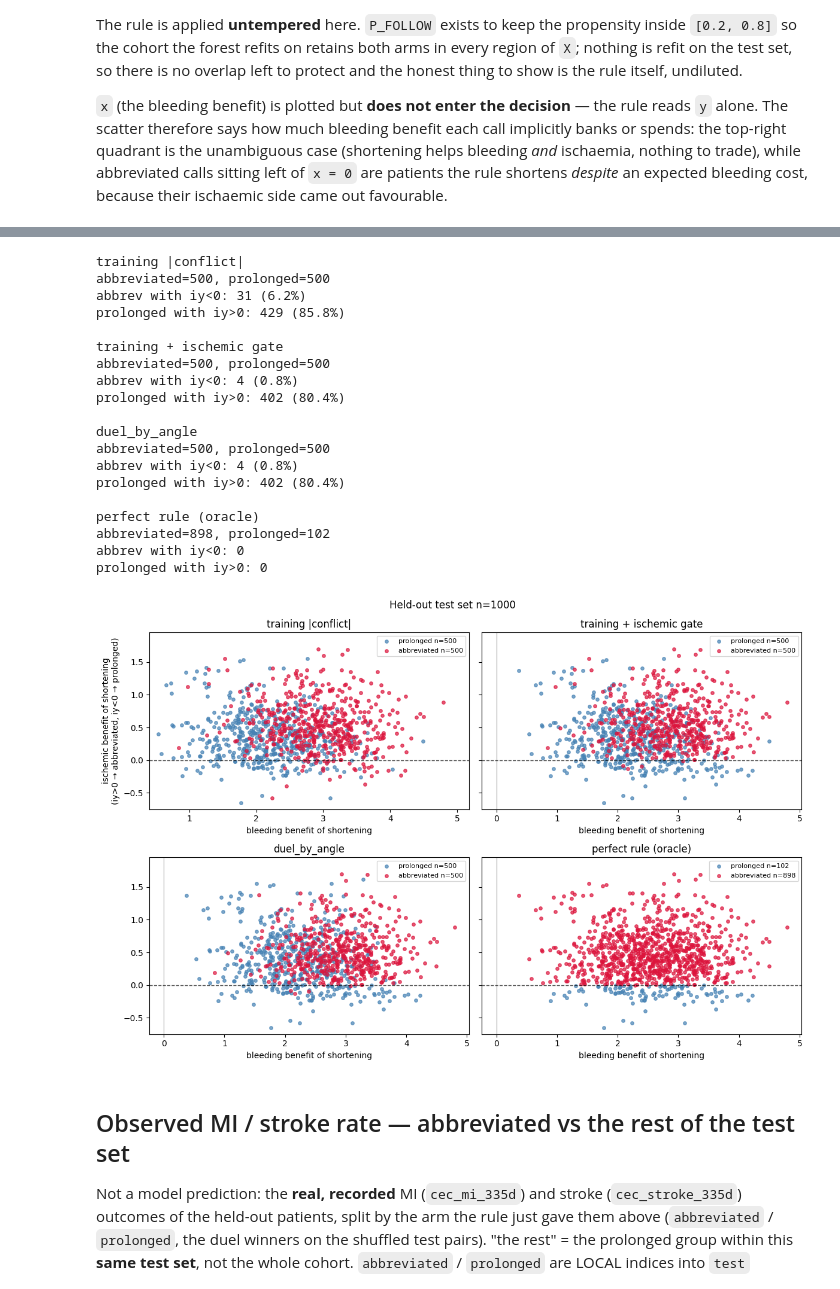
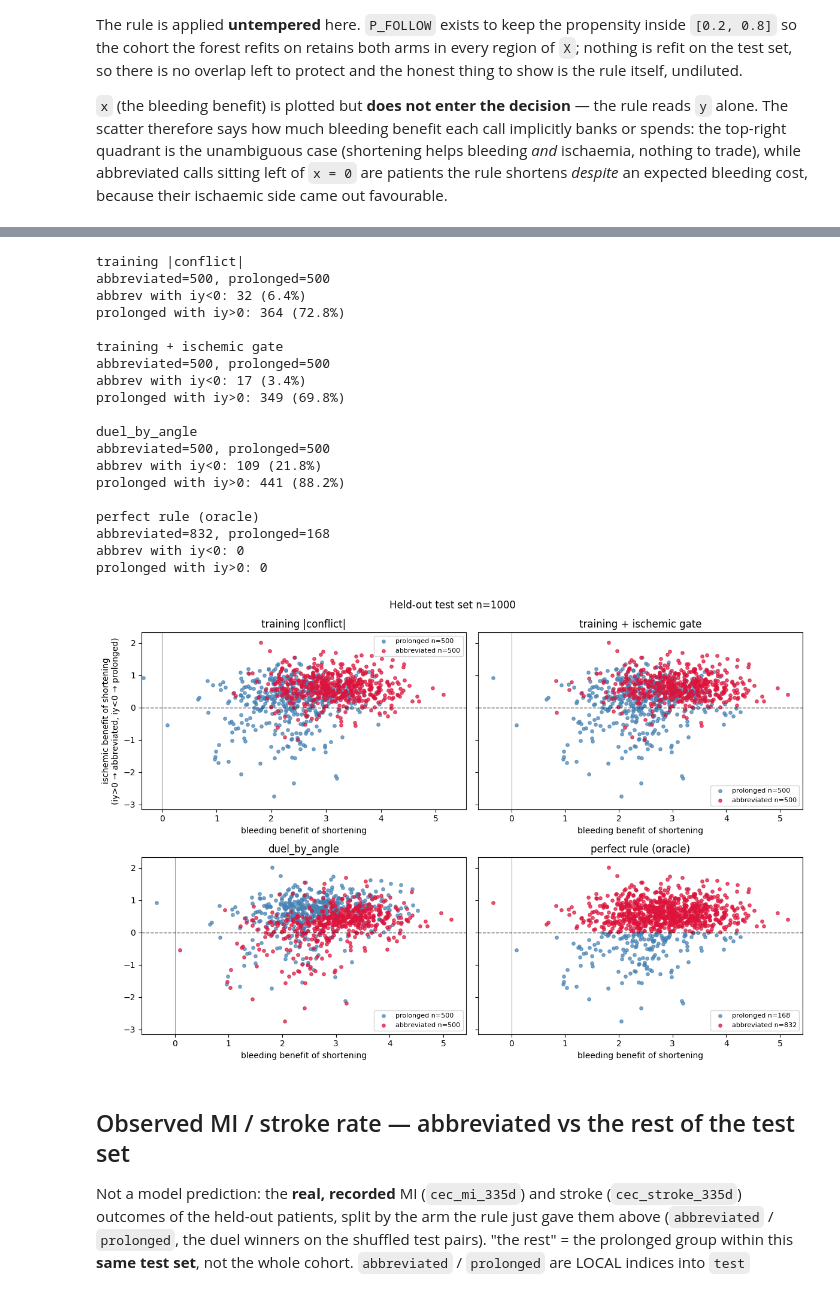
Before and after one commit to TommasoPioda/CATE-estimation-on-the-MASTER-DAPT-trial, a Jupyter notebook: online-learning/02_online_learning_duel.ipynb, the cells around one changed output, grey strips where cells are left out. Drawn from its saved outputs; the diff is of its cells as text; code cells hidden in the pictures.

```diff
--- a/online-learning/02_online_learning_duel.ipynb
+++ b/online-learning/02_online_learning_duel.ipynb
@@ -263,7 +267,7 @@ def seed_draw(n_seed, seed=0, n_test=0):
                 test_idx=test_idx, stream_end=stream_end)
 
 
-def tune_seed(seed_idx, seed=0, n_trials=40, tune_cv=3, n_jobs=32, lgbm_n_jobs=16):
+def tune_seed(seed_idx, seed=0, n_trials=0, tune_cv=3, n_jobs=32, lgbm_n_jobs=16):
     """Fit the light default forest on `seed_idx`, then optionally hyper-tune it.
 
     n_trials = 0 skips the search and keeps DEFAULT_CF_PARAMS. The seed is the
@@ -300,7 +304,7 @@ def tune_seed(seed_idx, seed=0, n_trials=40, tune_cv=3, n_jobs=32, lgbm_n_jobs=1
     return cf_params, nuisance_params, study
 
 
-def seed_fit_tune(n_seed, seed=0, n_trials=40, tune_cv=3, n_test=0,
+def seed_fit_tune(n_seed, seed=0, n_trials=0, tune_cv=3, n_test=0,
                   n_jobs=32, lgbm_n_jobs=16):
     """PHASE 1 — seed, fit, hyper-tune.
 
@@ -313,13 +317,12 @@ def seed_fit_tune(n_seed, seed=0, n_trials=40, tune_cv=3, n_test=0,
         n_jobs=n_jobs, lgbm_n_jobs=lgbm_n_jobs)
     return {**prep, 'cf_params': cf_params, 'nuisance_params': nuisance_params, 'study': study}
 # %%
-P_FOLLOW = 0.8
 REFIT_EVERY = 100
 
 from online_learning_utils import policy
 
 
-def run_online(prep, n_steps, duel=duel_by_angle, n_trials_final=20, scale_conflict=True, refit_trials=50):
+def run_online(prep, n_steps, duel=duel_by_angle, n_trials_final=0, scale_conflict=True, refit_trials=0):
     """PHASE 2 — online enrolment with tuned forest and pairwise selection."""
     global conflict, uncertainty
 
@@ -417,13 +420,13 @@ def run_online(prep, n_steps, duel=duel_by_angle, n_trials_final=20, scale_confl
     return model, enrolled, rnd, pd.DataFrame(hist), unenrolled, primary_winners
 
 
-N_SEED, N_TEST, N_TRIALS = 2000, 1000, 0
+N_SEED, N_TEST, N_TRIALS = 1000, 500, 20
 N_STEPS = (N - N_TEST - N_SEED)
 
 prep = seed_fit_tune(N_SEED, seed=42, n_trials=N_TRIALS, n_test=N_TEST)
 
 model, sel, rnd, hist, unenrolled, primary_winners = run_online(
-    prep, N_STEPS, n_trials_final=50, duel=duel_by_angle, scale_conflict=False, refit_trials=0
+    prep, N_STEPS, n_trials_final=0, duel=duel_by_angle, scale_conflict=False, refit_trials=0
 )
 
 test_idx = prep["test_idx"]
@@ -854,7 +862,12 @@ uncertainty = uncertainty_test
 def _conf(i): return abs(float(conflict['conflict'].iloc[i]))
 def _unc(i):  return float(np.mean(np.asarray(uncertainty)[i]))   # scalar (mean across endpoints)
 
-xy     = [components_from_origin(k, conflict_test, ISCH_WEIGHTS) for k in range(len(test))]
+# plane=False: RAW, uncentred coordinates. These feed the scatter and the `iy < 0`
+# diagnostics below, where y = 0 has to keep meaning "no ischaemic benefit" (the
+# clinical zero) rather than "below the cohort median". The DUELS use the centred
+# decision plane instead -- duel_by_angle gets it from components_from_origin's
+# default -- so the boundary the rule applies is NOT the line drawn at y = 0 here.
+xy     = [components_from_origin(k, conflict_test, ISCH_WEIGHTS, plane=False) for k in range(len(test))]
 bx, iy = map(np.array, zip(*xy))
 
 # point globals so _conf / _unc / duel_by_angle / policy read from the test frames
@@ -894,7 +907,7 @@ options = [('training rule  (|conflict| exploitation)', select_training),
 fig, axes = plt.subplots(1, 2, figsize=(15, 6.6), sharex=True, sharey=True)
 for ax, (name, select_fn) in zip(axes, options):
     abbreviated, prolonged = run_selection(select_fn)
-    ax.axhline(0, color='k', lw=1.2, ls='--', alpha=.7, label='decision boundary  (y = 0)')
+    ax.axhline(0, color='k', lw=1.2, ls='--', alpha=.7, label='clinical zero  (y = 0) — not the duel boundary')
     ax.scatter(bx[prolonged],   iy[prolonged],   s=15, color='steelblue', alpha=.7, linewidths=0,
                label=f'prolonged DAPT  (n={len(prolonged)})')
     ax.scatter(bx[abbreviated], iy[abbreviated], s=15, color='crimson',   alpha=.7, linewidths=0,
@@ -918,5 +931,5 @@ original policy  (duel_by_angle, p_unc=0)      abbreviated= 500  prolonged= 500
 # %%
-test=np.asarray(prep['test_idx'])
+dtest=np.asarray(prep['test_idx'])
 cate_test=model.predict_cate(Xn.values[test])
 
 conflict_test=conflict_from_model(model,Xn,ENDPOINTS,ISCH_WEIGHTS,ONLINE_TARGETS).iloc[test].reset_index(drop=True)
@@ -928,7 +941,10 @@ uncertainty=uncertainty_test
 def _conf(i): return abs(float(conflict['conflict'].iloc[i]))
 def _unc(i): return float(np.mean(np.asarray(uncertainty)[i]))
 
-xy=[components_from_origin(k,conflict_test,ISCH_WEIGHTS) for k in range(len(test))]
+# plane=False -> raw units: `select_training_gated` gates on iy > 0 as a CLINICAL test
+# ("does shortening help this patient on ischaemia at all"), which only holds on the
+# uncentred axis. duel_by_angle keeps using the centred decision plane.
+xy=[components_from_origin(k,conflict_test,ISCH_WEIGHTS,plane=False) for k in range(len(test))]
 bx,iy=map(np.array,zip(*xy))
 
 
@@ -1051,41 +1067,41 @@ wrong_p=(iy[perfect_prolonged]>0).sum()
 
 print('\nperfect rule (oracle)')
 print(f'abbreviated={len(perfect_abbreviated)}, prolonged={len(perfect_prolonged)}')
 print(f'abbrev with iy<0: {wrong_a}')
 print(f'prolonged with iy>0: {wrong_p}')
 
 
 axes[0].set_ylabel(
     'ischemic benefit of shortening\n(iy>0 → abbreviated, iy<0 → prolonged)'
 )
 
 axes[0].set_xlim(bx.min()*1.08,bx.max()*1.08)
 axes[0].set_ylim(iy.min()*1.15,iy.max()*1.15)
 
 plt.suptitle(f'Held-out test set n={len(test)}')
 plt.tight_layout()
 plt.show()
 # %% [output]
 training |conflict|
 abbreviated=500, prolonged=500
-abbrev with iy<0: 31 (6.2%)
-prolonged with iy>0: 429 (85.8%)
+abbrev with iy<0: 32 (6.4%)
+prolonged with iy>0: 364 (72.8%)
 
 training + ischemic gate
 abbreviated=500, prolonged=500
-abbrev with iy<0: 4 (0.8%)
-prolonged with iy>0: 402 (80.4%)
+abbrev with iy<0: 17 (3.4%)
+prolonged with iy>0: 349 (69.8%)
 
 duel_by_angle
 abbreviated=500, prolonged=500
-abbrev with iy<0: 4 (0.8%)
-prolonged with iy>0: 402 (80.4%)
+abbrev with iy<0: 109 (21.8%)
+prolonged with iy>0: 441 (88.2%)
 
 perfect rule (oracle)
-abbreviated=898, prolonged=102
+abbreviated=832, prolonged=168
 abbrev with iy<0: 0
 prolonged with iy>0: 0
-[figure, old version]
+[figure, new version]
 # %% [markdown]
 ## Observed MI / stroke rate — abbreviated vs the rest of the test set
 
```
Also changed, not shown: parts of 20 cells of this notebook, 3 other files.
